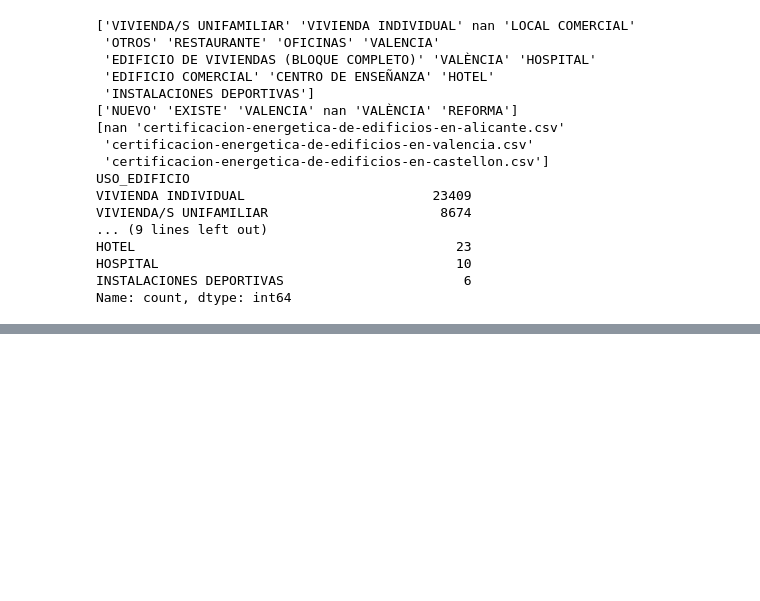
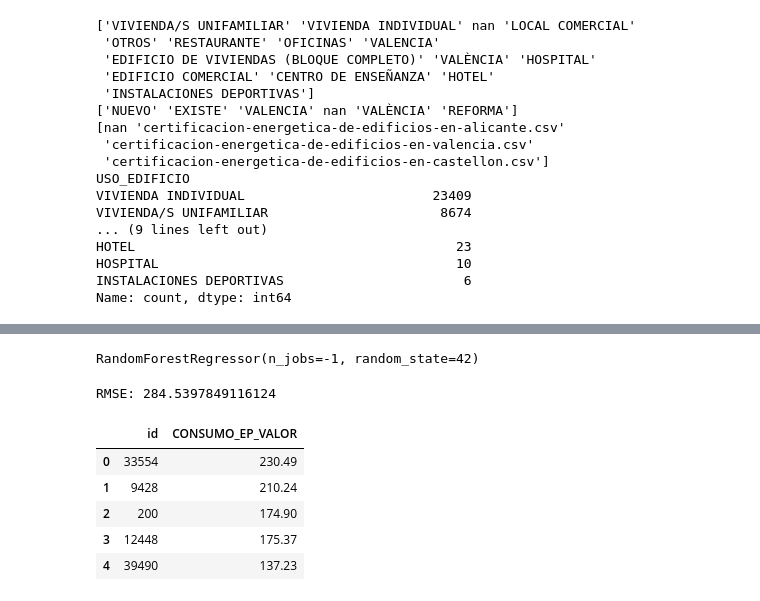
Before and after one commit to atmsDAWDAMAlicante/CEPython2526, a Jupyter notebook: Modulo_3_Analisis_de_datos/PROYECTO_KAGGLE/Proyecto_mod_Análisis_Datos_Python_ANGELTOMASMORENOSENEN.ipynb, the cells around one changed output, grey strips where cells are left out. Drawn from its saved outputs; the diff is of its cells as text; code cells hidden in the pictures; blank space fills up the shorter version.

```diff
--- a/Modulo_3_Analisis_de_datos/PROYECTO_KAGGLE/Proyecto_mod_Análisis_Datos_Python_ANGELTOMASMORENOSENEN.ipynb
+++ b/Modulo_3_Analisis_de_datos/PROYECTO_KAGGLE/Proyecto_mod_Análisis_Datos_Python_ANGELTOMASMORENOSENEN.ipynb
@@ -237,0 +318,7 @@ Name: count, dtype: int64
+# %%
+# 18 Limpieza de tipos antes de encoding
+
+X["ANYO_CONSTRUCCION"] = pd.to_numeric(X["ANYO_CONSTRUCCION"], errors="coerce")
+
+X["CODIGO_POSTAL"] = X["CODIGO_POSTAL"].astype(str)
+X["CODIGO_POSTAL"] = X["CODIGO_POSTAL"].replace("nan", "SIN_CP")
@@ -237,0 +375,14 @@ Name: count, dtype: int64
+# %%
+# 22 Entrenar el modelo
+
+from sklearn.ensemble import RandomForestRegressor
+
+model = RandomForestRegressor(
+    n_estimators=100,
+    random_state=42,
+    n_jobs=-1
+)
+
+model.fit(X_train, y_train)
+# %% [output]
+RandomForestRegressor(n_jobs=-1, random_state=42)
@@ -237,0 +393,10 @@ Name: count, dtype: int64
+# %%
+# 24 RMSE
+
+from sklearn.metrics import mean_squared_error
+import numpy as np
+
+rmse = np.sqrt(mean_squared_error(y_val, y_pred))
+print("RMSE:", rmse)
+# %% [output]
+RMSE: 284.5397849116124
@@ -237,0 +424,11 @@ Name: count, dtype: int64
+# %%
+submission.head()
+#submission.columns
+#submission.shape
+# %% [output]
+|  | id | CONSUMO_EP_VALOR |
+| 0 | 33554 | 230.49 |
+| 1 | 9428 | 210.24 |
+| 2 | 200 | 174.90 |
+| 3 | 12448 | 175.37 |
+| 4 | 39490 | 137.23 |
```
Also changed, not shown: parts of 14 cells of this notebook, 1 other file.
